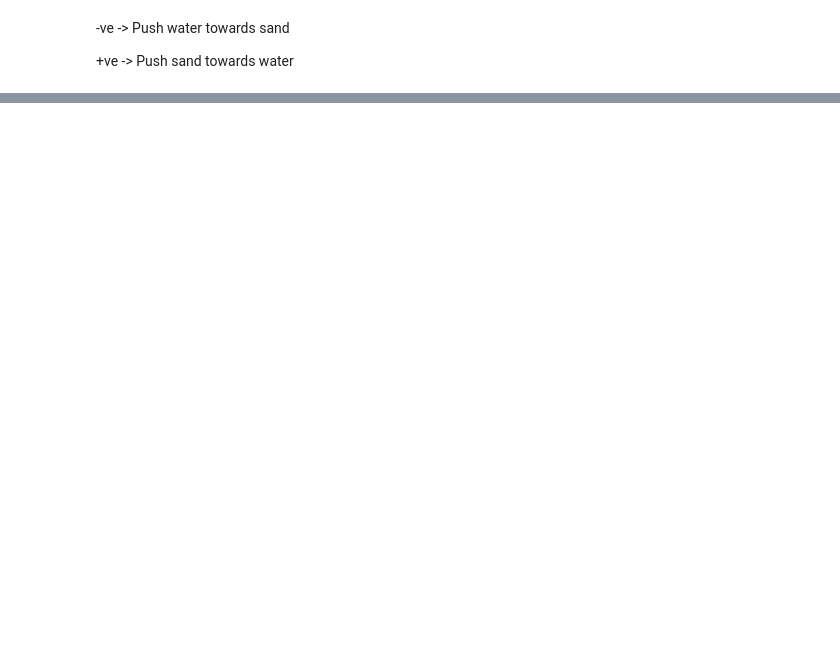
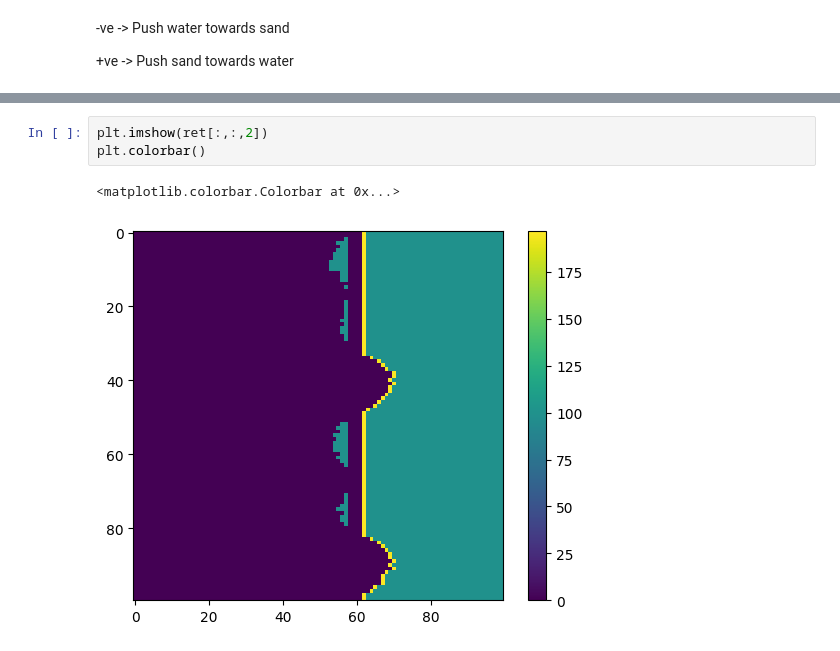
Before and after one commit to AmoghSingh25/ML_PW_Proj, a Jupyter notebook: Simulation.ipynb, the cells around one changed output, grey strips where cells are left out. Saved outputs shown, nothing was run; the diff lists cells and outputs as text; blank space fills up the shorter version.

```diff
--- a/Simulation.ipynb
+++ b/Simulation.ipynb
@@ -180,0 +248,6 @@ Bayesian optimization to get the parameters accurate to simulate the japan shore
+# %%
+plt.imshow(ret[:,:,2])
+plt.colorbar()
+# %% [output]
+<matplotlib.colorbar.Colorbar at 0x...>
+[figure, added]
```
Also changed, not shown: parts of 18 cells of this notebook, 1 other file.
